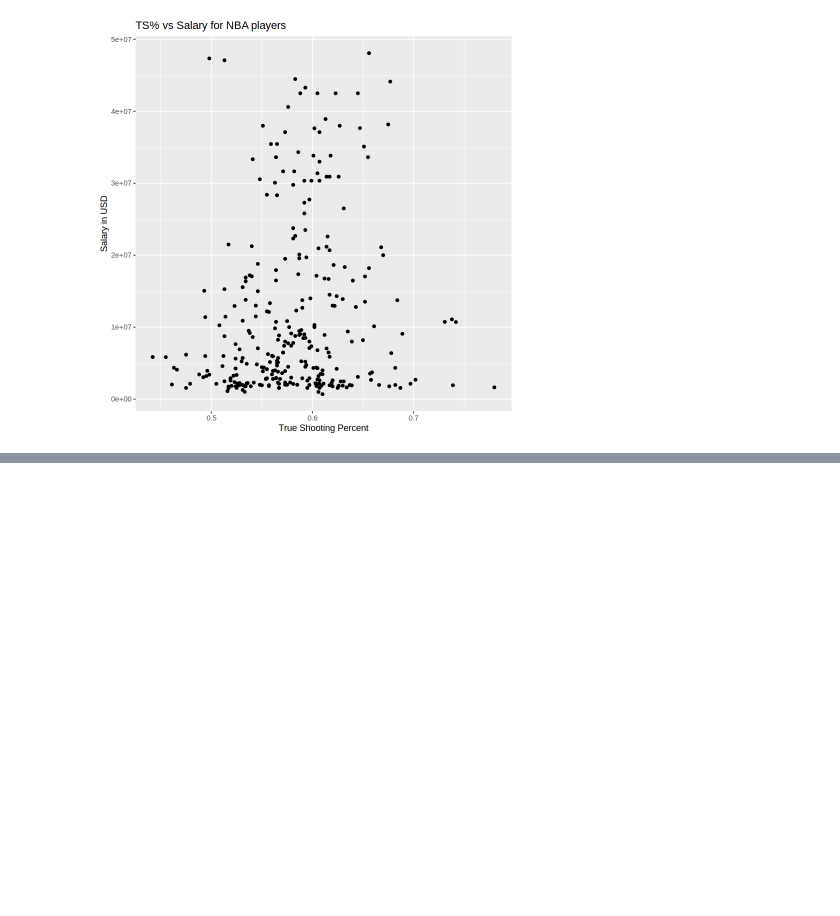
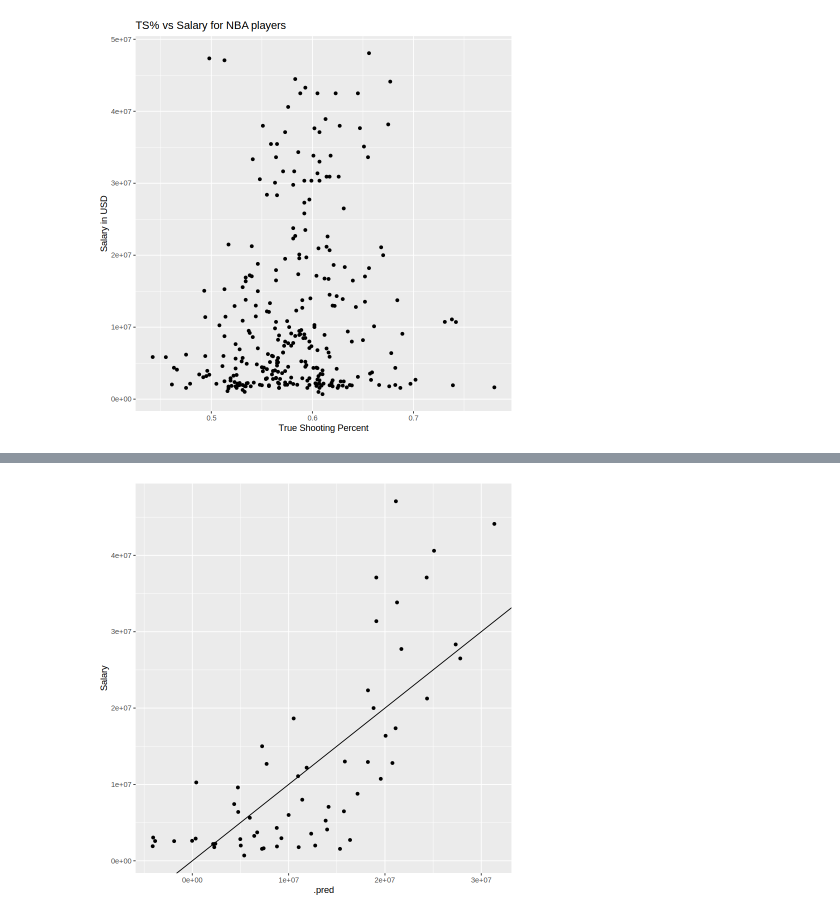
Before and after one commit to Kotaro16/DSCI_100_Group_Project, a Jupyter notebook: nba_22_23_proposal.ipynb, the cells around one changed output, grey strips where cells are left out. Saved outputs shown, nothing was run; the diff lists cells and outputs as text; code cells hidden in the pictures; blank space fills up the shorter version.

```diff
--- a/nba_22_23_proposal.ipynb
+++ b/nba_22_23_proposal.ipynb
@@ -248 +247,9 @@ A tibble: 3 × 3
+# %%
+nba_test_results_plot <- ggplot(nba_test_results, aes(x=.pred,y=Salary)) +
+                               geom_point()+
+                                geom_abline(slope=1,intercept=0)
+
+nba_test_results_plot
+# %% [output]
+[figure, added]
 # %% [markdown]
```
Also changed, not shown: parts of 14 cells of this notebook.
